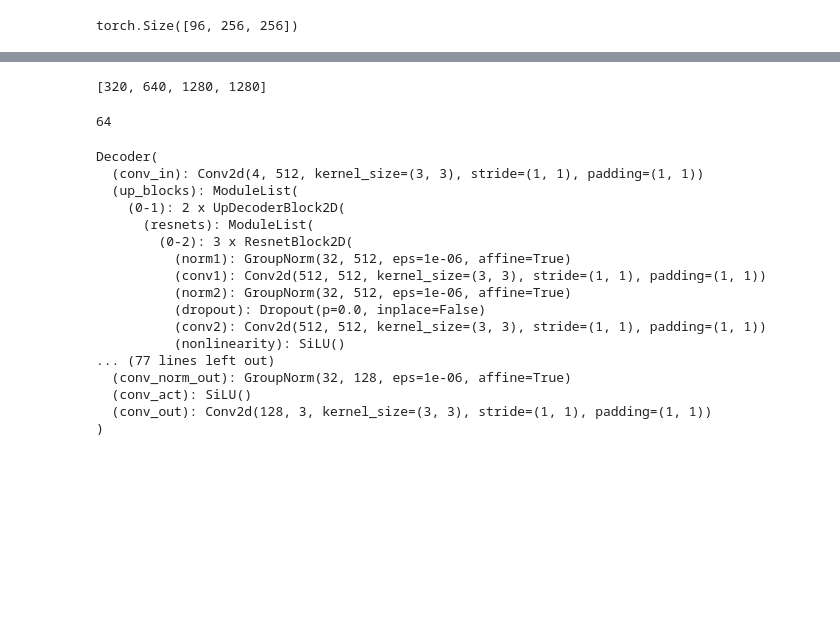
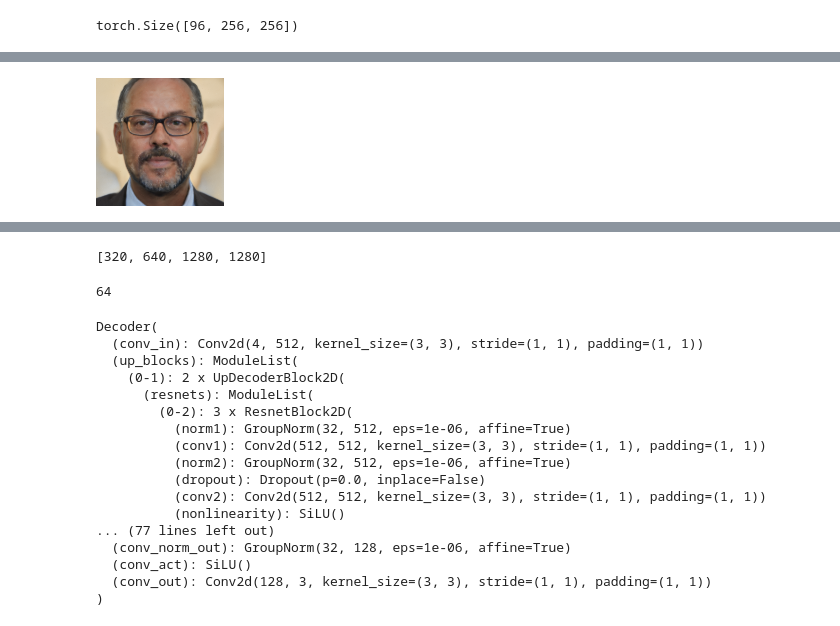
Before and after one commit to Stelath/eg3d-diffused, a Jupyter notebook: interpreter/TestPlanes.ipynb, the cells around one changed output, grey strips where cells are left out. Saved outputs shown, nothing was run; the diff lists cells and outputs as text; code cells hidden in the pictures; blank space fills up the shorter version.

```diff
--- a/interpreter/TestPlanes.ipynb
+++ b/interpreter/TestPlanes.ipynb
@@ -71,0 +69,6 @@ display(ae_img)
+# %%
+ae_img = eg3d.render_planes(dataset[0]['triplanes'].unsqueeze(0).to('cuda'), None, reshape_planes=True)[0].cpu().detach().numpy()
+ae_img = Image.fromarray(((ae_img + 1) / 2 * 255).astype(np.uint8).clip(0, 255))
+display(ae_img)
+# %% [output]
+[figure, added]
```
Also changed, not shown: parts of 20 cells of this notebook, 7 other files.
